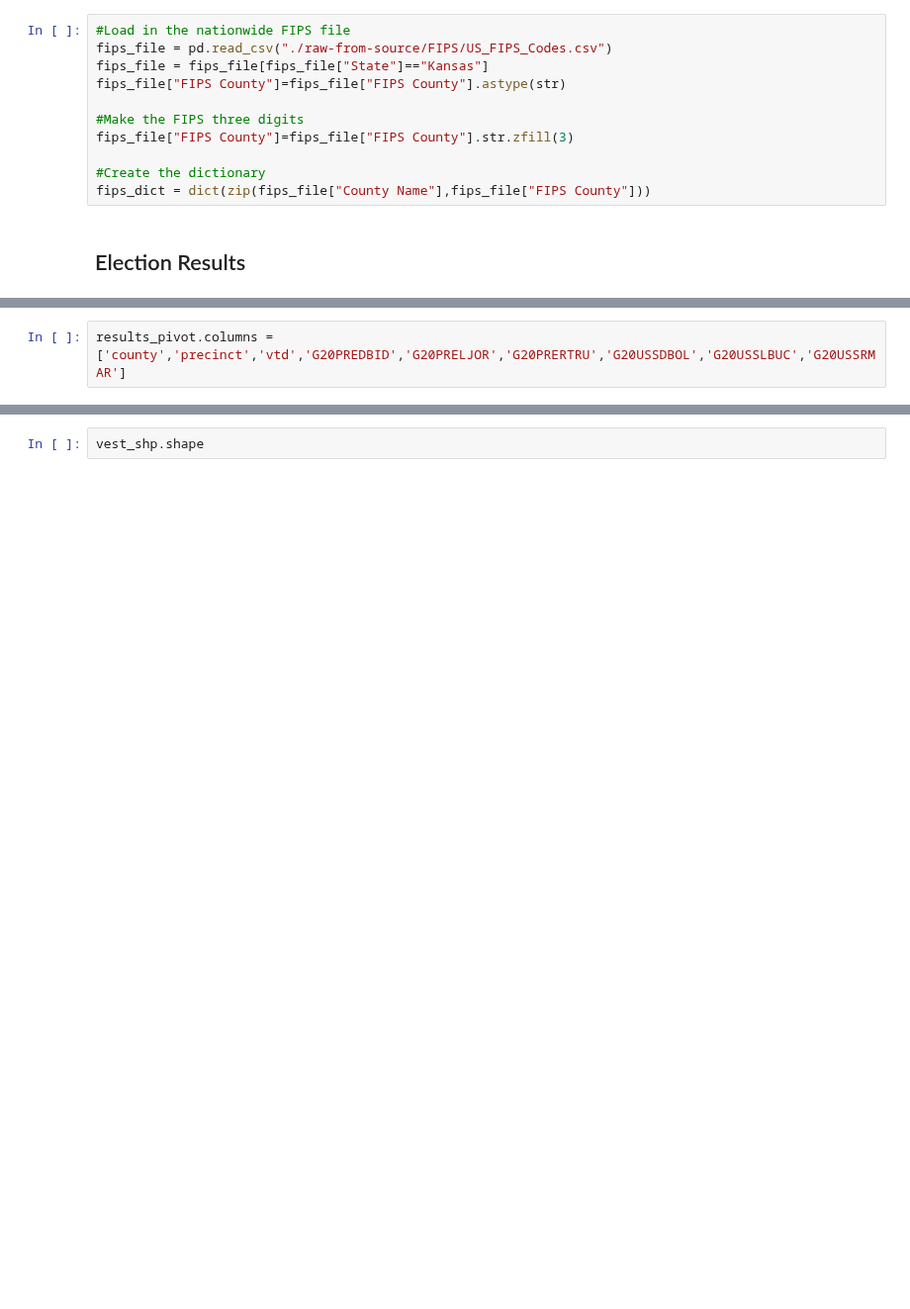
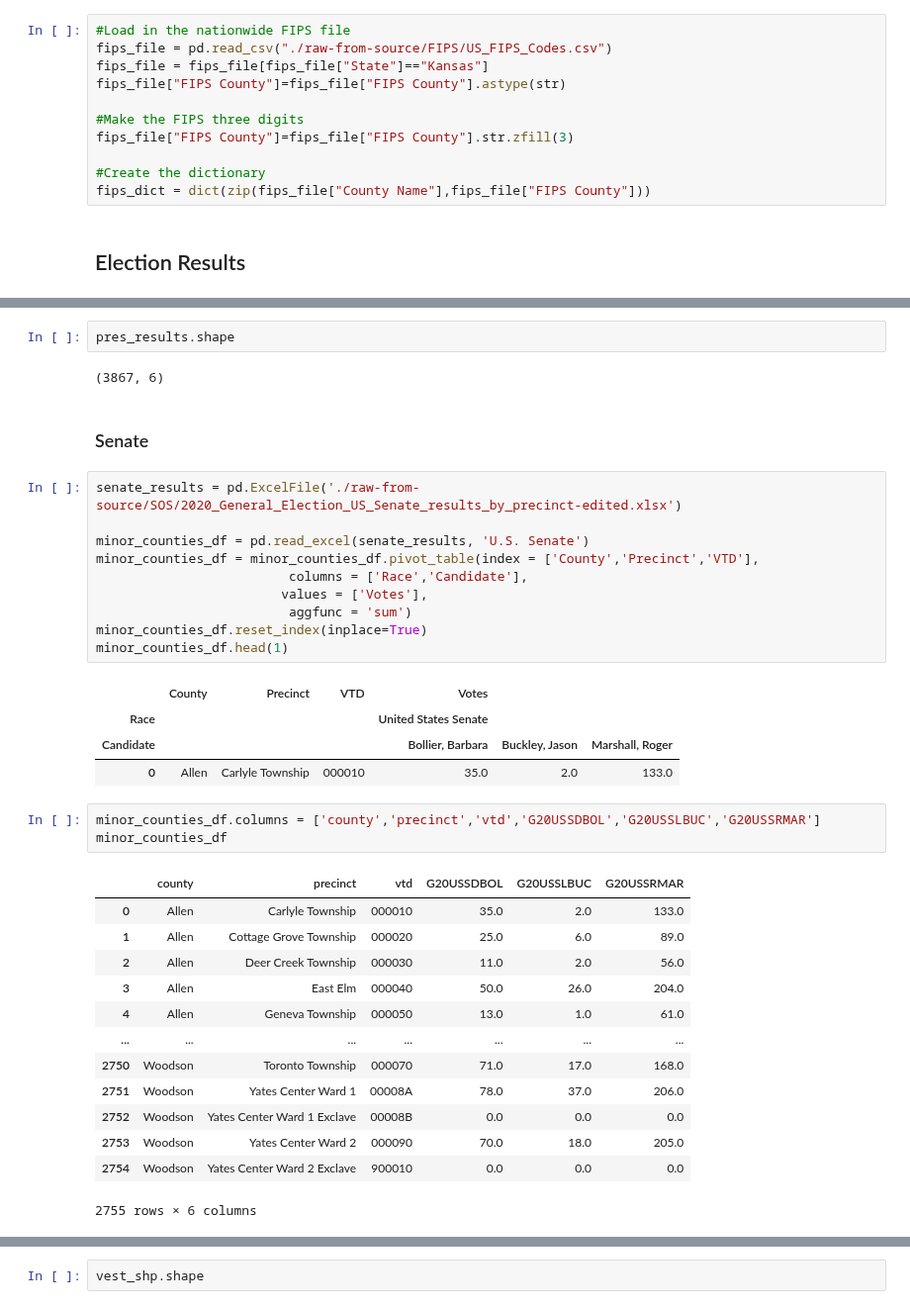
Before and after one commit to nonpartisan-redistricting-datahub/pdv-ks, a Jupyter notebook: vest-ks-2020/vest-ks-2020-validation.ipynb, the cells around one changed output, grey strips where cells are left out. Shown at 99% size. Drawn from its saved outputs; the diff is of its cells as text; blank space fills up the shorter version.

```diff
--- a/vest-ks-2020/vest-ks-2020-validation.ipynb
+++ b/vest-ks-2020/vest-ks-2020-validation.ipynb
@@ -129,2 +153,38 @@ results_pivot.head()
+# %%
+pres_results.shape
+# %% [output]
+(3867, 6)
+# %% [markdown]
+### Senate
+# %%
+senate_results = pd.ExcelFile('./raw-from-source/SOS/2020_General_Election_US_Senate_results_by_precinct-edited.xlsx')
+
+minor_counties_df = pd.read_excel(senate_results, 'U.S. Senate')
+minor_counties_df = minor_counties_df.pivot_table(index = ['County','Precinct','VTD'],
+                         columns = ['Race','Candidate'],
+                        values = ['Votes'],
+                         aggfunc = 'sum')
+minor_counties_df.reset_index(inplace=True)
+minor_counties_df.head(1)
+# %% [output]
+|  | County | Precinct | VTD | Votes |  |  |
+| Race |  |  |  | United States Senate |  |  |
+| Candidate |  |  |  | Bollier, Barbara | Buckley, Jason | Marshall, Roger |
+| 0 | Allen | Carlyle Township | 000010 | 35.0 | 2.0 | 133.0 |
 # %%
-results_pivot.columns = ['county','precinct','vtd','G20PREDBID','G20PRELJOR','G20PRERTRU','G20USSDBOL','G20USSLBUC','G20USSRMAR']
+minor_counties_df.columns = ['county','precinct','vtd','G20USSDBOL','G20USSLBUC','G20USSRMAR']
+minor_counties_df
+# %% [output]
+|  | county | precinct | vtd | G20USSDBOL | G20USSLBUC | G20USSRMAR |
+| 0 | Allen | Carlyle Township | 000010 | 35.0 | 2.0 | 133.0 |
+| 1 | Allen | Cottage Grove Township | 000020 | 25.0 | 6.0 | 89.0 |
+| 2 | Allen | Deer Creek Township | 000030 | 11.0 | 2.0 | 56.0 |
+| 3 | Allen | East Elm | 000040 | 50.0 | 26.0 | 204.0 |
+| 4 | Allen | Geneva Township | 000050 | 13.0 | 1.0 | 61.0 |
+| ... | ... | ... | ... | ... | ... | ... |
+| 2750 | Woodson | Toronto Township | 000070 | 71.0 | 17.0 | 168.0 |
+| 2751 | Woodson | Yates Center Ward 1 | 00008A | 78.0 | 37.0 | 206.0 |
+| 2752 | Woodson | Yates Center Ward 1 Exclave | 00008B | 0.0 | 0.0 | 0.0 |
+| 2753 | Woodson | Yates Center Ward 2 | 000090 | 70.0 | 18.0 | 205.0 |
+| 2754 | Woodson | Yates Center Ward 2 Exclave | 900010 | 0.0 | 0.0 | 0.0 |
+2755 rows × 6 columns
```
Also changed, not shown: parts of 33 cells of this notebook, 4 other files.
